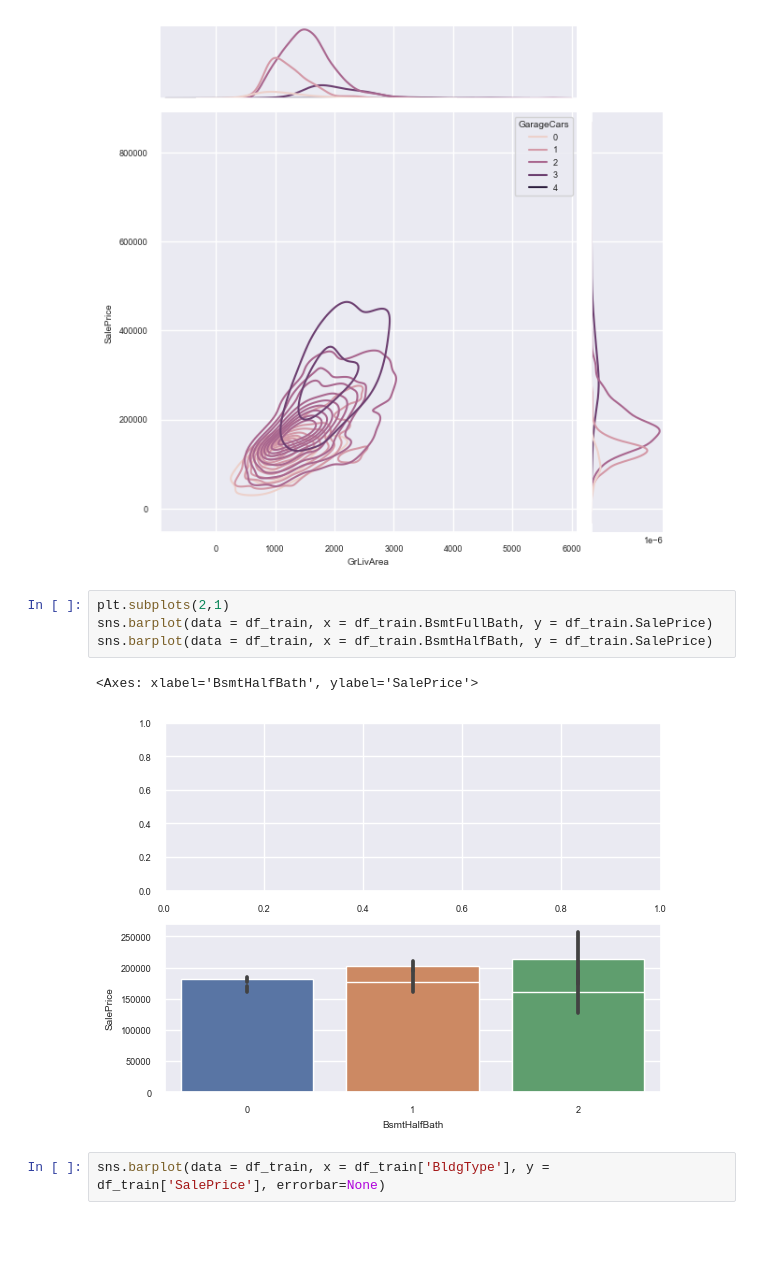
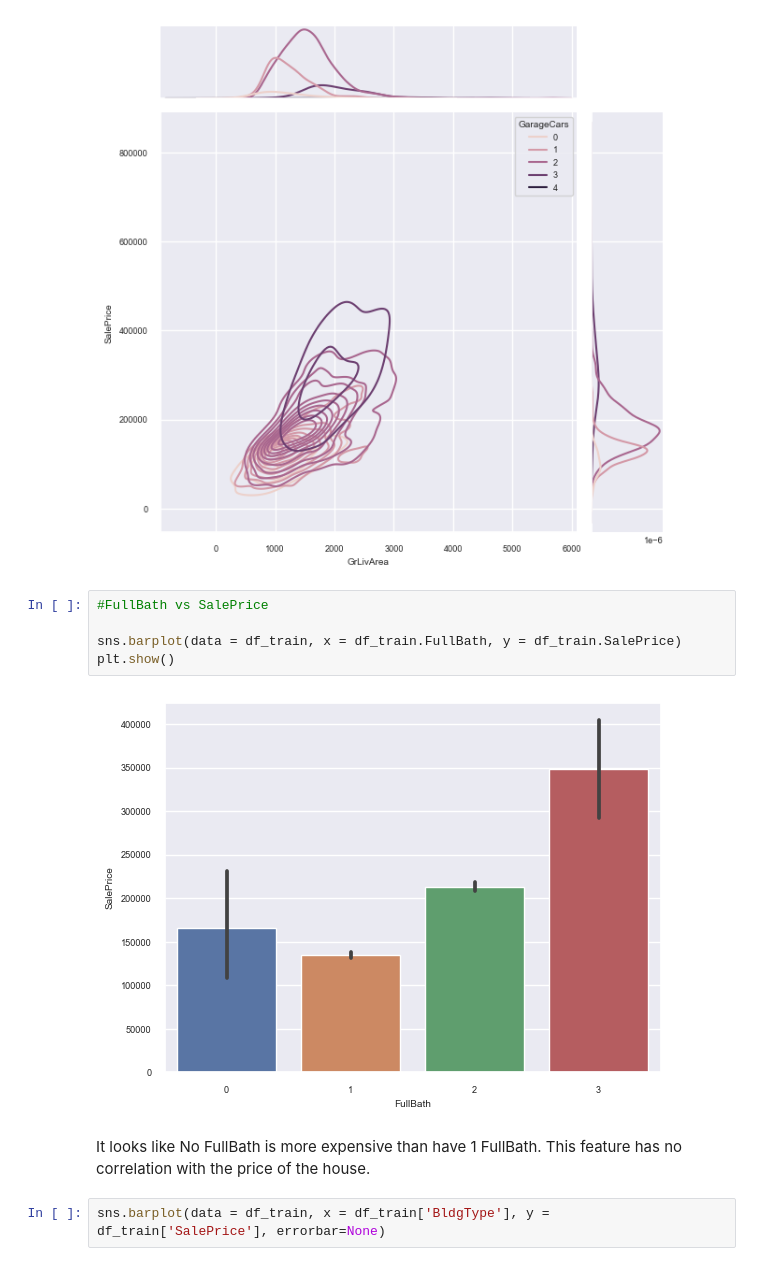
Before and after one commit to FikriAbdillah01/MLportfolio, a Jupyter notebook: House Price Prediction_Advanced Regression/HousePred_train_3rd (EDA and Training).ipynb, the cells around one changed output. Cells and saved outputs as stored; diff of their text form; blank space fills up the shorter version.

```diff
--- a/House Price Prediction_Advanced Regression/HousePred_train_3rd (EDA and Training).ipynb
+++ b/House Price Prediction_Advanced Regression/HousePred_train_3rd (EDA and Training).ipynb
@@ -67,12 +75,14 @@ sns.jointplot(data = df_train, x = df_train['GrLivArea'], y = df_train['SalePric
 <seaborn.axisgrid.JointGrid at 0x...>
 [figure]
 # %%
-plt.subplots(2,1)
-sns.barplot(data = df_train, x = df_train.BsmtFullBath, y = df_train.SalePrice)
-sns.barplot(data = df_train, x = df_train.BsmtHalfBath, y = df_train.SalePrice)
+#FullBath vs SalePrice
+
+sns.barplot(data = df_train, x = df_train.FullBath, y = df_train.SalePrice)
+plt.show()
 # %% [output]
-<Axes: xlabel='BsmtHalfBath', ylabel='SalePrice'>
-[figure, old version]
+[figure, new version]
+# %% [markdown]
+It looks like No FullBath is more expensive than have 1 FullBath. This feature has no correlation with the price of the house.
 # %%
 sns.barplot(data = df_train, x = df_train['BldgType'], y = df_train['SalePrice'], errorbar=None)
 # %% [output]
```
Also changed, not shown: parts of 6 cells of this notebook.
